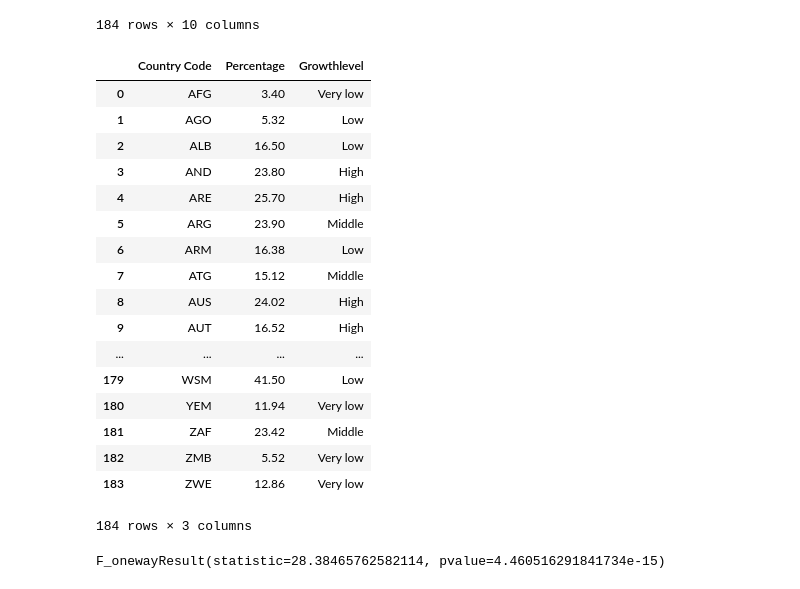
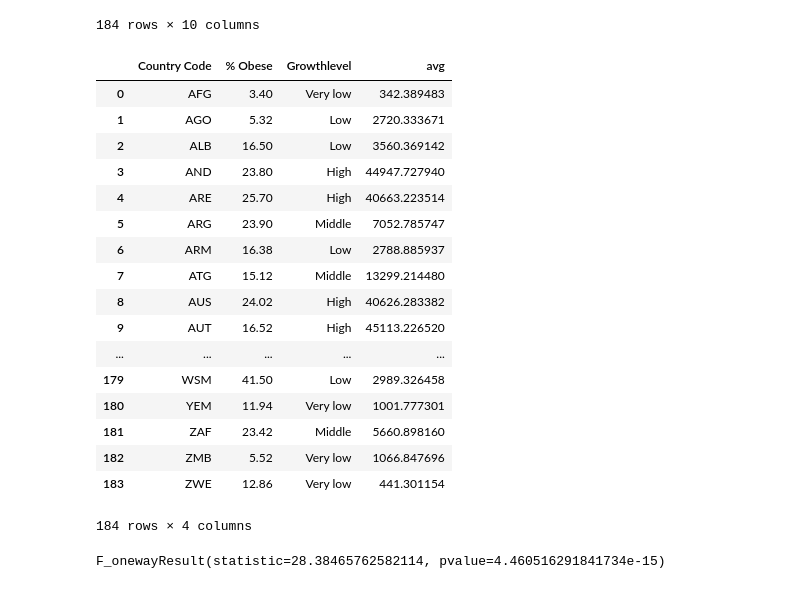
Before and after one commit to ThinhNg/HealthCareAnalytics, a Jupyter notebook: GDP.ipynb, the cells around one changed output. Cells and saved outputs as stored; diff of their text form; code cells hidden in the pictures.

```diff
--- a/GDP.ipynb
+++ b/GDP.ipynb
@@ -103,27 +104,27 @@ merged_df
 | 183 | Zimbabwe | ZWE | 444.760508 | 414.796232 | 396.998217 | 325.678570 | 624.272242 | 441.301154 | Very low | ... |
 184 rows × 10 columns
 # %%
-merged_df_final=merged_df[["Country Code","Percentage","Growthlevel"]].copy()
+merged_df_final=merged_df[["Country Code","% Obese","Growthlevel","avg"]].copy()
 merged_df_final
 # %% [output]
-|  | Country Code | Percentage | Growthlevel |
-| 0 | AFG | 3.40 | Very low |
-| 1 | AGO | 5.32 | Low |
-| 2 | ALB | 16.50 | Low |
-| 3 | AND | 23.80 | High |
-| 4 | ARE | 25.70 | High |
-| 5 | ARG | 23.90 | Middle |
-| 6 | ARM | 16.38 | Low |
-| 7 | ATG | 15.12 | Middle |
-| 8 | AUS | 24.02 | High |
-| 9 | AUT | 16.52 | High |
-| ... | ... | ... | ... |
-| 179 | WSM | 41.50 | Low |
-| 180 | YEM | 11.94 | Very low |
-| 181 | ZAF | 23.42 | Middle |
-| 182 | ZMB | 5.52 | Very low |
-| 183 | ZWE | 12.86 | Very low |
+|  | Country Code | % Obese | Growthlevel | avg |
+| 0 | AFG | 3.40 | Very low | 342.389483 |
+| 1 | AGO | 5.32 | Low | 2720.333671 |
+| 2 | ALB | 16.50 | Low | 3560.369142 |
+| 3 | AND | 23.80 | High | 44947.727940 |
+| 4 | ARE | 25.70 | High | 40663.223514 |
+| 5 | ARG | 23.90 | Middle | 7052.785747 |
+| 6 | ARM | 16.38 | Low | 2788.885937 |
+| 7 | ATG | 15.12 | Middle | 13299.214480 |
+| 8 | AUS | 24.02 | High | 40626.283382 |
+| 9 | AUT | 16.52 | High | 45113.226520 |
+| ... | ... | ... | ... | ... |
+| 179 | WSM | 41.50 | Low | 2989.326458 |
+| 180 | YEM | 11.94 | Very low | 1001.777301 |
+| 181 | ZAF | 23.42 | Middle | 5660.898160 |
+| 182 | ZMB | 5.52 | Very low | 1066.847696 |
+| 183 | ZWE | 12.86 | Very low | 441.301154 |
-184 rows × 3 columns
+184 rows × 4 columns
 # %%
 
 
```
Also changed, not shown: parts of 4 cells of this notebook.
